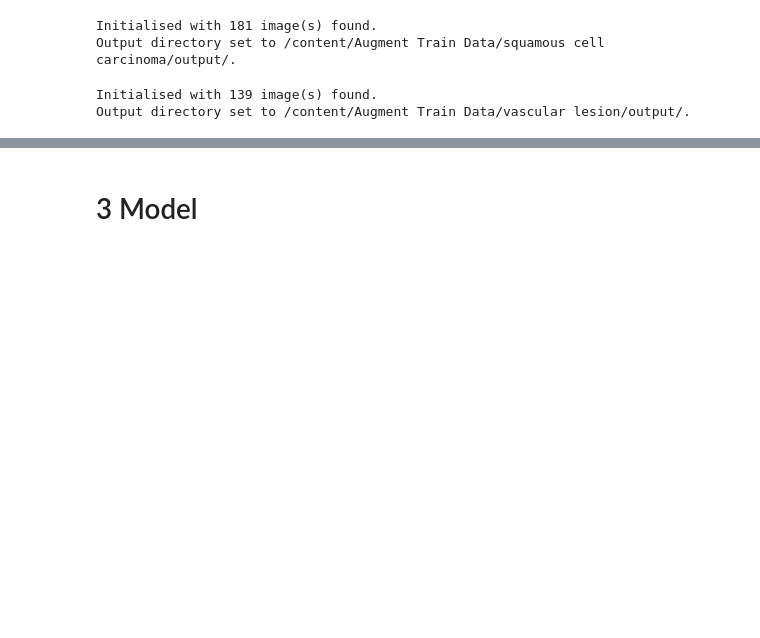
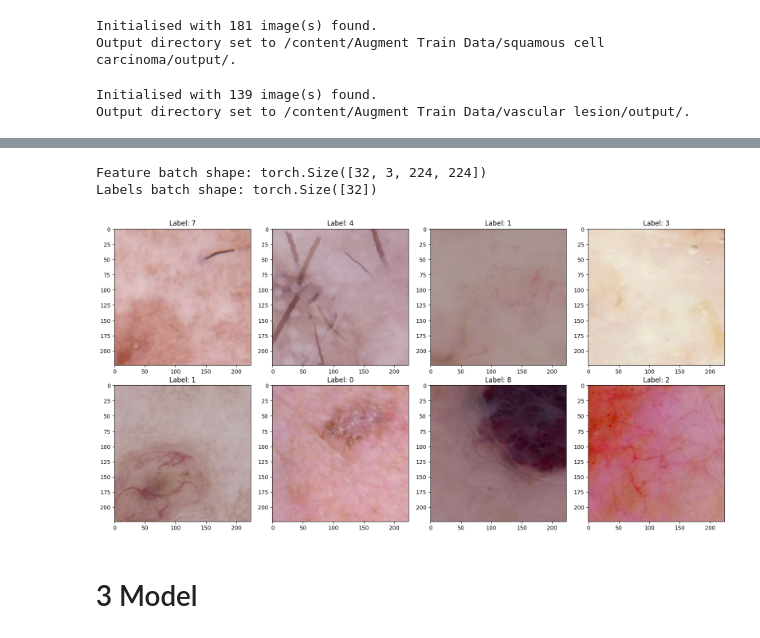
Before and after one commit to peteray-dev/Skin-Lesion-Clf-Det, a Jupyter notebook: Skin_Cancer_Classification_dect__Aug.ipynb, the cells around one changed output, grey strips where cells are left out. Saved outputs shown, nothing was run; the diff lists cells and outputs as text; code cells hidden in the pictures; blank space fills up the shorter version.

```diff
--- a/Skin_Cancer_Classification_dect__Aug.ipynb
+++ b/Skin_Cancer_Classification_dect__Aug.ipynb
@@ -273,3 +275,29 @@ imshow(out, title=[class_names[x] for x in classes])
+# %%
+import matplotlib.pyplot as plt
+import torch
+
+# Display images and labels.
+train_features, train_labels = next(iter(train_loader))
+print(f"Feature batch shape: {train_features.size()}")
+print(f"Labels batch shape: {train_labels.size()}")
+
+# Create a subplot grid with 2 rows and 4 columns
+fig, axes = plt.subplots(nrows=2, ncols=4, figsize=(16, 8))
+
+for i in range(2):
+    for j in range(4):
+        # Transpose dimensions from (3, 224, 224) to (224, 224, 3)
+        img = torch.transpose(train_features[i*4+j], 0, 2).numpy()
+        label = train_labels[i*4+j]
+        axes[i, j].imshow(img)
+        axes[i, j].set_title(f"Label: {label}")
+
+plt.tight_layout()
+plt.show()
+# %% [output]
+Feature batch shape: torch.Size([32, 3, 224, 224])
+Labels batch shape: torch.Size([32])
+[figure, added]
 # %% [markdown]
 # 3 Model
 # %% [markdown]
```
Also changed, not shown: parts of 9 cells of this notebook.
